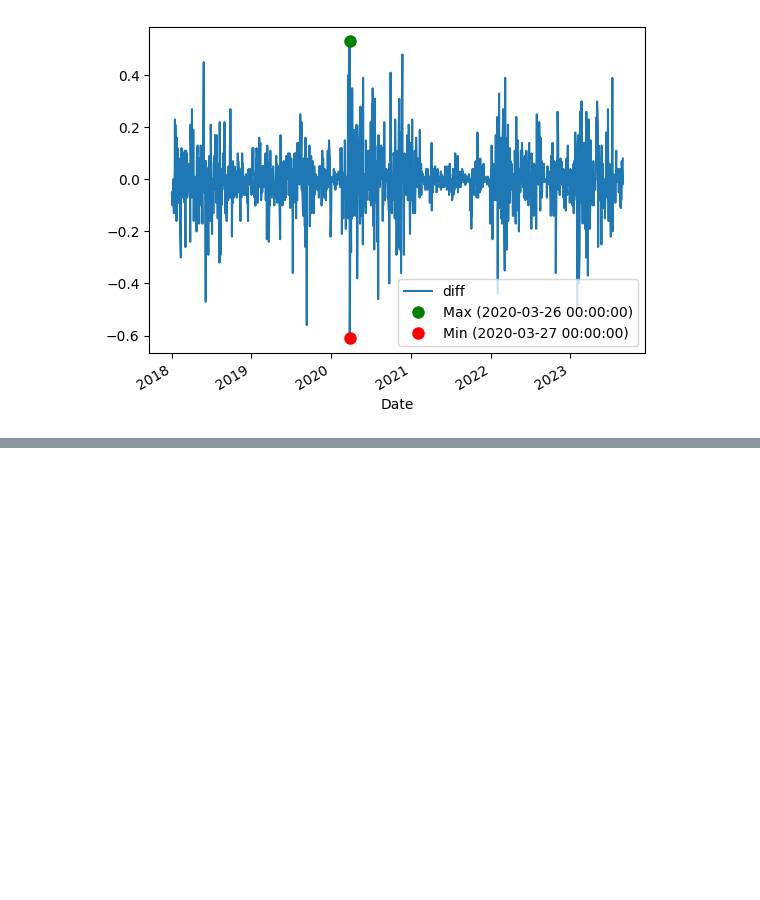
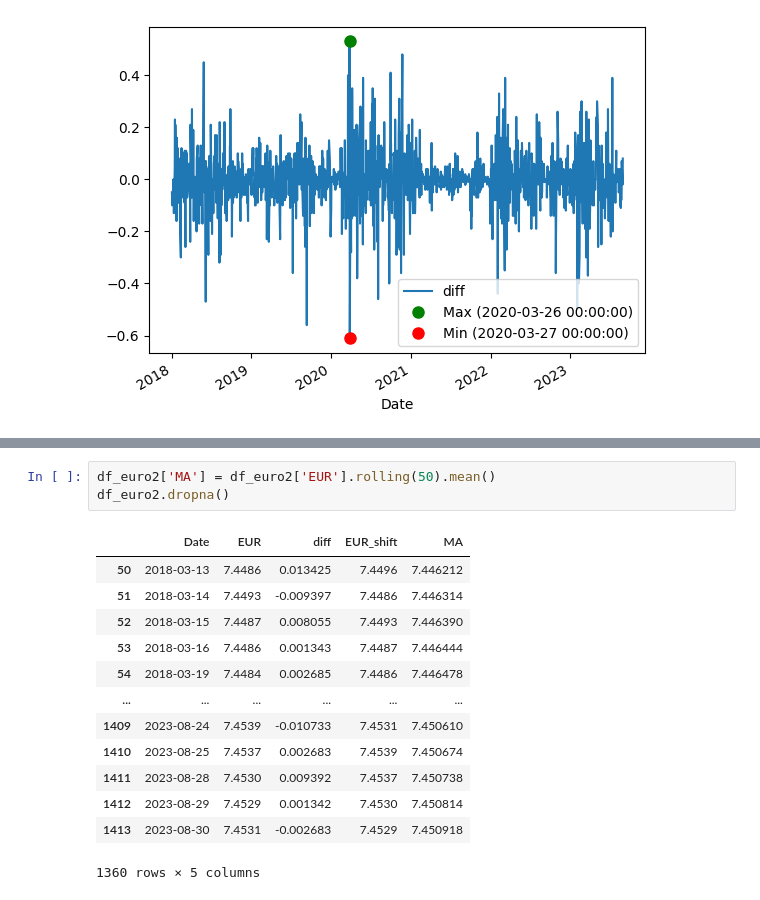
Before and after one commit to sonjamehes/PythonExchangeRate, a Jupyter notebook: project/all_currencies_against_dkk.ipynb, the cells around one changed output, grey strips where cells are left out. Drawn from its saved outputs; the diff is of its cells as text; blank space fills up the shorter version.

```diff
--- a/project/all_currencies_against_dkk.ipynb
+++ b/project/all_currencies_against_dkk.ipynb
@@ -197,0 +252,17 @@ plt.show()
+# %%
+df_euro2['MA'] = df_euro2['EUR'].rolling(50).mean()
+df_euro2.dropna()
+# %% [output]
+|  | Date | EUR | diff | EUR_shift | MA |
+| 50 | 2018-03-13 | 7.4486 | 0.013425 | 7.4496 | 7.446212 |
+| 51 | 2018-03-14 | 7.4493 | -0.009397 | 7.4486 | 7.446314 |
+| 52 | 2018-03-15 | 7.4487 | 0.008055 | 7.4493 | 7.446390 |
+| 53 | 2018-03-16 | 7.4486 | 0.001343 | 7.4487 | 7.446444 |
+| 54 | 2018-03-19 | 7.4484 | 0.002685 | 7.4486 | 7.446478 |
+| ... | ... | ... | ... | ... | ... |
+| 1409 | 2023-08-24 | 7.4539 | -0.010733 | 7.4531 | 7.450610 |
+| 1410 | 2023-08-25 | 7.4537 | 0.002683 | 7.4539 | 7.450674 |
+| 1411 | 2023-08-28 | 7.4530 | 0.009392 | 7.4537 | 7.450738 |
+| 1412 | 2023-08-29 | 7.4529 | 0.001342 | 7.4530 | 7.450814 |
+| 1413 | 2023-08-30 | 7.4531 | -0.002683 | 7.4529 | 7.450918 |
+1360 rows × 5 columns
```
Also changed, not shown: parts of 8 cells of this notebook, 1 other file.
